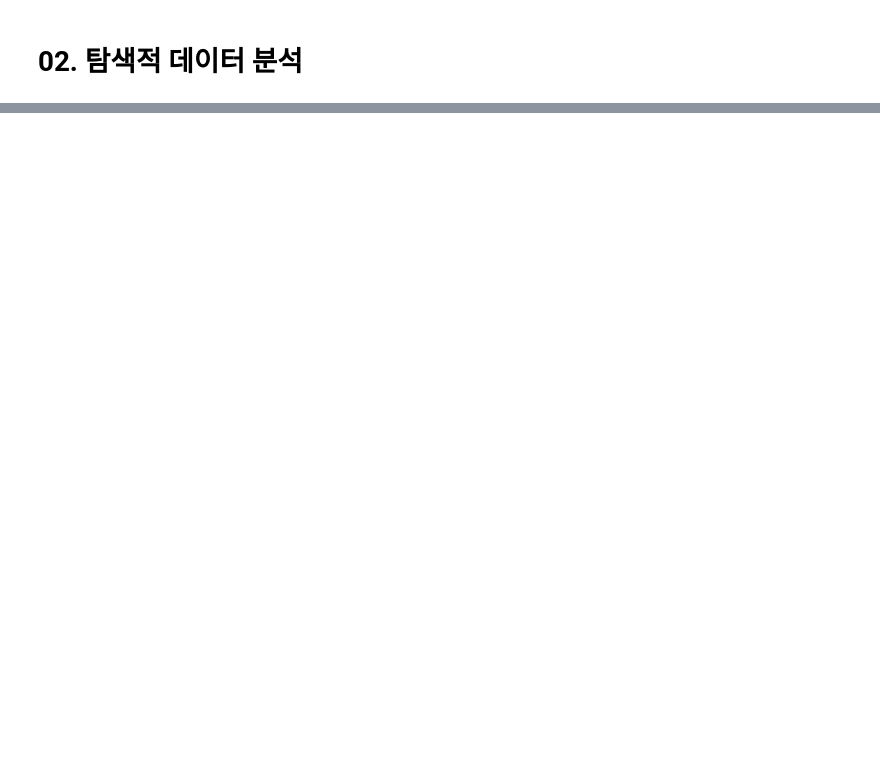
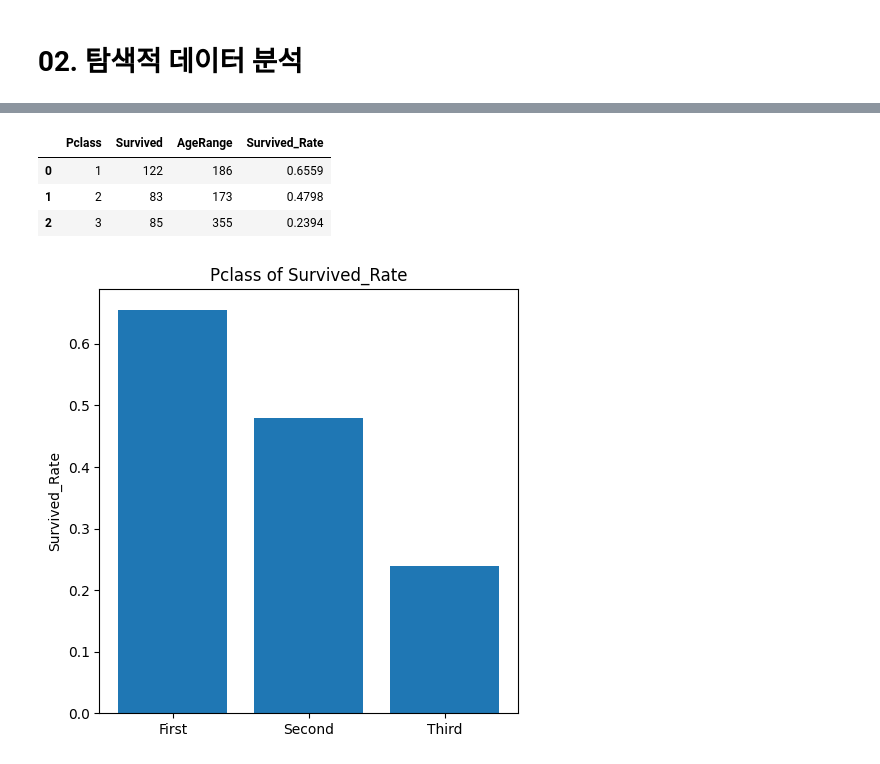
Before and after one commit to seonjaechoi0307/Project_Based_Learning, a Jupyter notebook: Titanic/Code/Project_Titanic.ipynb, the cells around one changed output, grey strips where cells are left out. Saved outputs shown, nothing was run; the diff lists cells and outputs as text; code cells hidden in the pictures; blank space fills up the shorter version.

```diff
--- a/Titanic/Code/Project_Titanic.ipynb
+++ b/Titanic/Code/Project_Titanic.ipynb
@@ -312,0 +324,23 @@ sns.histplot(x = df['Age'], data=df, bins=10)
+# %%
+Pclass_Group = A04.groupby(['Pclass']).agg({'Survived':'sum'
+                                           , 'AgeRange': 'count'}).reset_index()
+
+Pclass_Group['Survived_Rate'] = Pclass_Group['Survived'] / Pclass_Group['AgeRange']
+Pclass_Group
+# %% [output]
+|  | Pclass | Survived | AgeRange | Survived_Rate |
+| 0 | 1 | 122 | 186 | 0.6559 |
+| 1 | 2 | 83 | 173 | 0.4798 |
+| 2 | 3 | 85 | 355 | 0.2394 |
+# %%
+f, ax = plt.subplots(figsize=(5, 5))
+
+# X축 범주가 숫자로 되어있기에 범주형 문자형 목록으로 바꾸어 주었다.
+# 1등실 > 2등실 > 3등실 순으로 생존율이 차이가 난다.
+ax.bar(['First', 'Second', 'Third'], Pclass_Group['Survived_Rate'])
+ax.set_title('Pclass of Survived_Rate')
+ax.set_ylabel('Survived_Rate')
+plt.tight_layout()
+plt.show()
+# %% [output]
+[figure, added]
```
Also changed, not shown: parts of 9 cells of this notebook.
